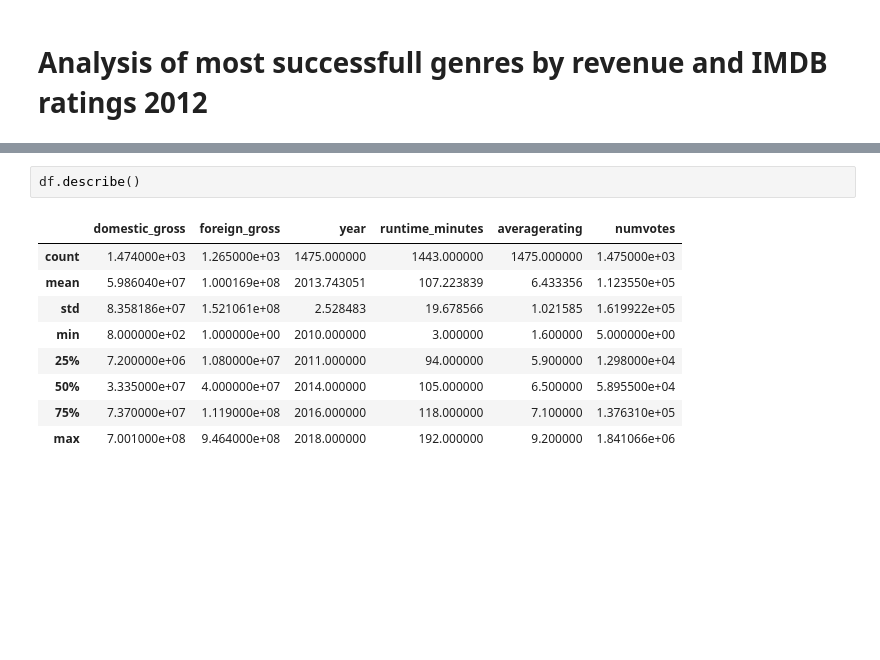
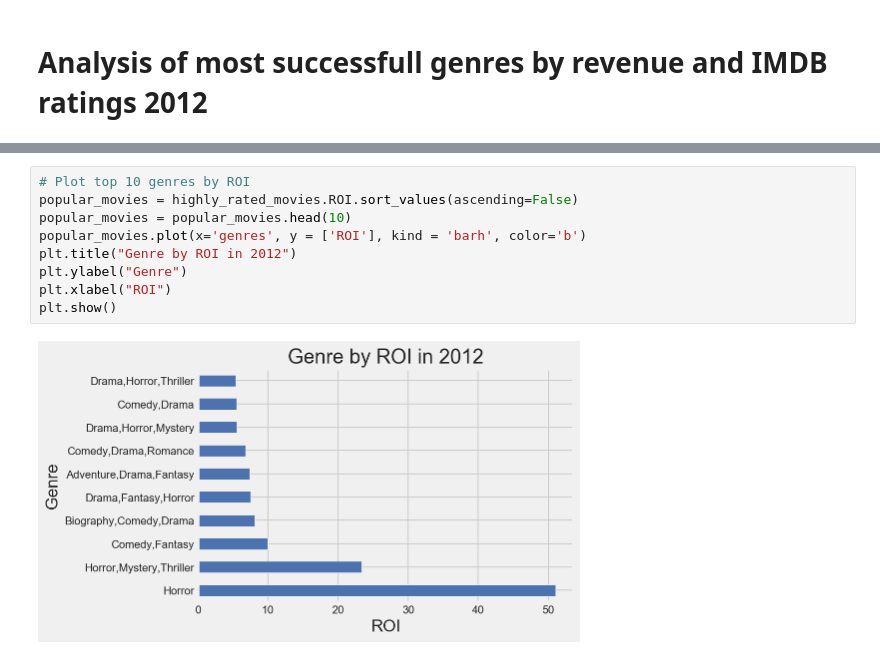
Before and after one commit to Reginald13/FirstProject, a Jupyter notebook: FirstProject_Reginald's branch.ipynb, the cells around one changed output, grey strips where cells are left out. Saved outputs shown, nothing was run; the diff lists cells and outputs as text; blank space fills up the shorter version.

```diff
--- a/FirstProject_Reginald's branch.ipynb
+++ b/FirstProject_Reginald's branch.ipynb
@@ -181,12 +143,11 @@ WARNING:matplotlib.legend:No handles with labels found to put in legend.
-# %%
-df.describe()
-# %% [output]
-|  | domestic_gross | foreign_gross | year | runtime_minutes | averagerating | numvotes |
-| count | 1.474000e+03 | 1.265000e+03 | 1475.000000 | 1443.000000 | 1475.000000 | 1.475000e+03 |
-| mean | 5.986040e+07 | 1.000169e+08 | 2013.743051 | 107.223839 | 6.433356 | 1.123550e+05 |
-| std | 8.358186e+07 | 1.521061e+08 | 2.528483 | 19.678566 | 1.021585 | 1.619922e+05 |
-| min | 8.000000e+02 | 1.000000e+00 | 2010.000000 | 3.000000 | 1.600000 | 5.000000e+00 |
-| 25% | 7.200000e+06 | 1.080000e+07 | 2011.000000 | 94.000000 | 5.900000 | 1.298000e+04 |
-| 50% | 3.335000e+07 | 4.000000e+07 | 2014.000000 | 105.000000 | 6.500000 | 5.895500e+04 |
-| 75% | 7.370000e+07 | 1.119000e+08 | 2016.000000 | 118.000000 | 7.100000 | 1.376310e+05 |
-| max | 7.001000e+08 | 9.464000e+08 | 2018.000000 | 192.000000 | 9.200000 | 1.841066e+06 |
+# %%
+# Plot top 10 genres by ROI
+popular_movies = highly_rated_movies.ROI.sort_values(ascending=False)
+popular_movies = popular_movies.head(10)
+popular_movies.plot(x='genres', y = ['ROI'], kind = 'barh', color='b')
+plt.title("Genre by ROI in 2012")
+plt.ylabel("Genre")
+plt.xlabel("ROI")
+plt.show()
+# %% [output]
+[figure, added]
```
Also changed, not shown: parts of 13 cells of this notebook.
